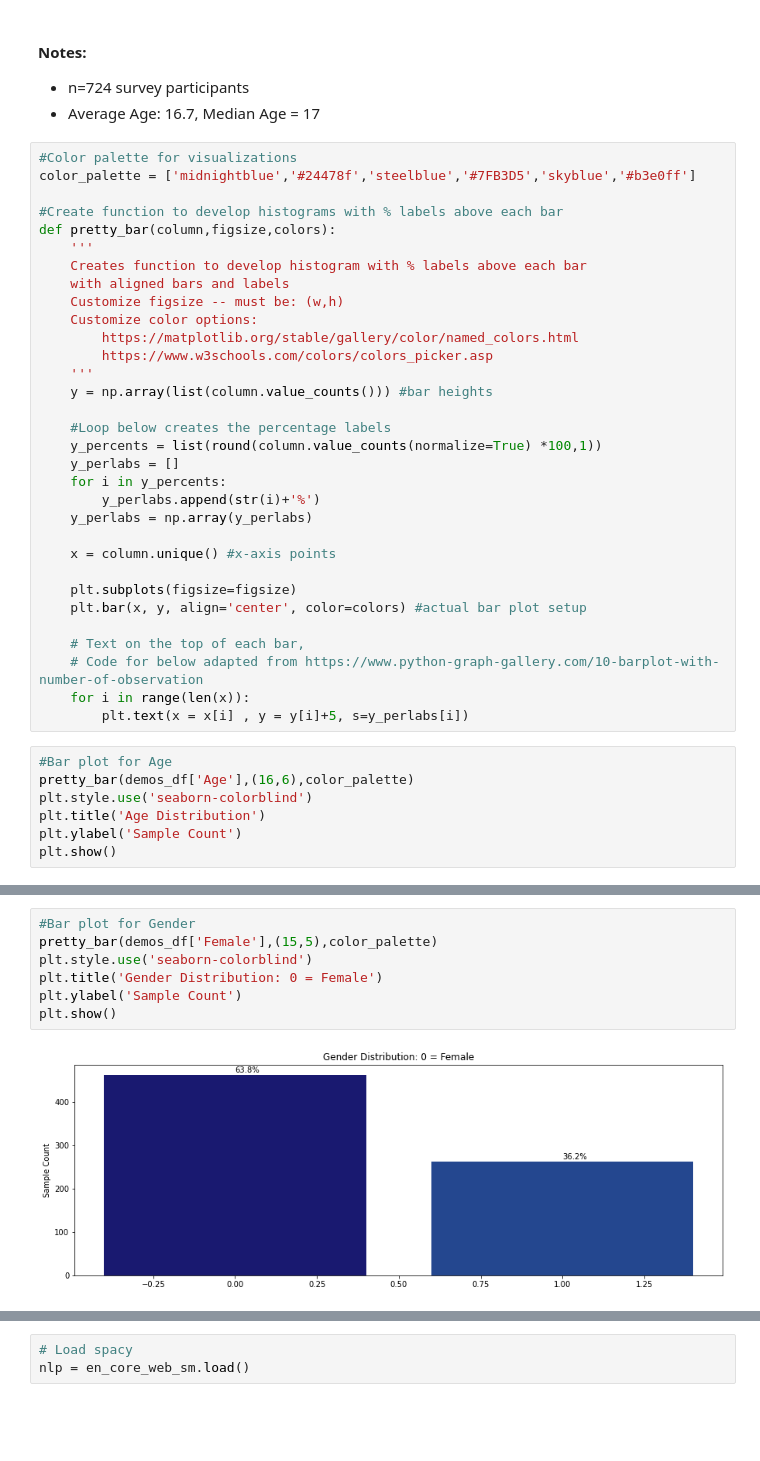
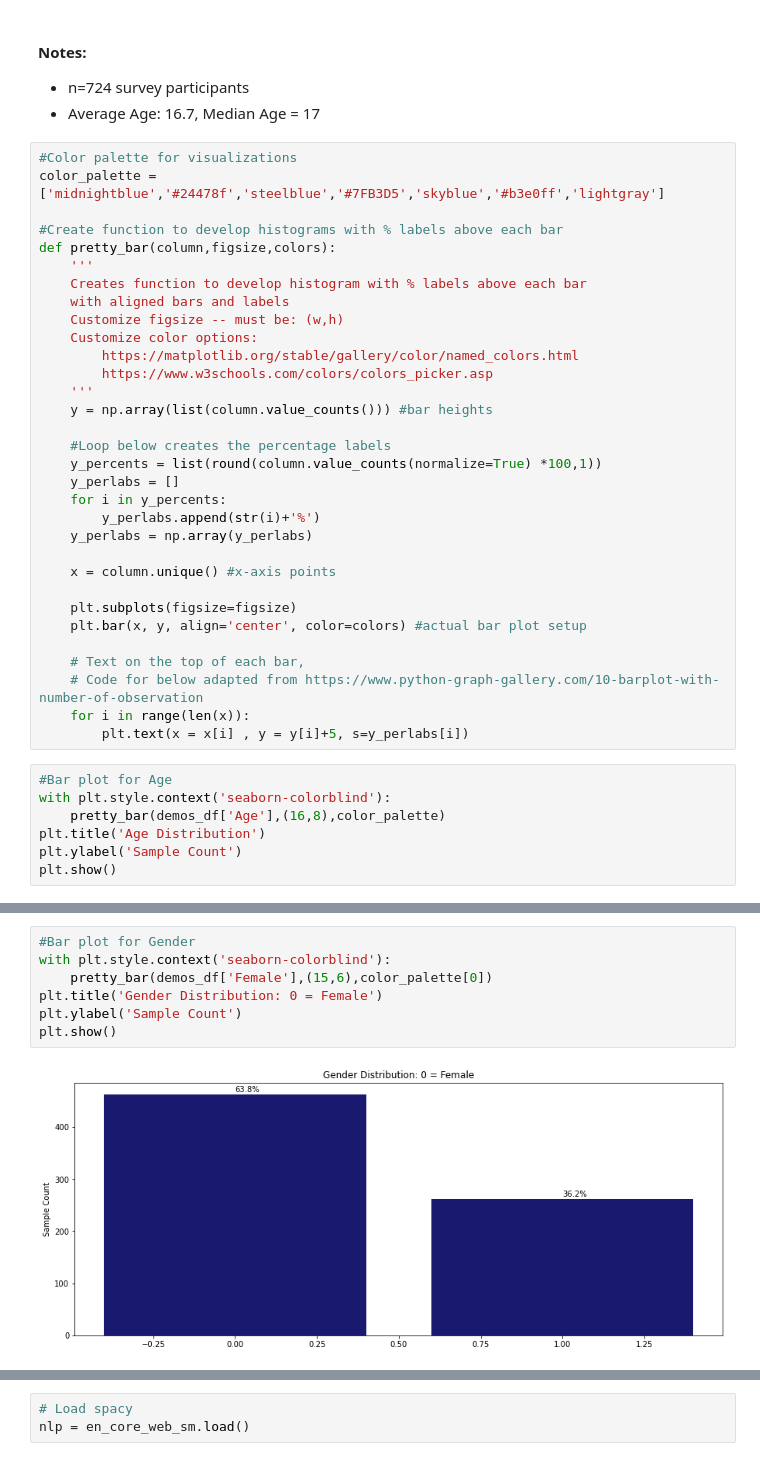
Before and after one commit to rrmahr/TextBased_AdFeedback_TopicModeling, a Jupyter notebook: a_Notebooks/b_EDA.ipynb, the cells around one changed output, grey strips where cells are left out. Cells and saved outputs as stored; diff of their text form; blank space fills up the shorter version.

```diff
--- a/a_Notebooks/b_EDA.ipynb
+++ b/a_Notebooks/b_EDA.ipynb
@@ -118,7 +118,7 @@ Name: Age, dtype: float64
 * Average Age: 16.7, Median Age = 17
 # %%
 #Color palette for visualizations
-color_palette = ['midnightblue','#24478f','steelblue','#7FB3D5','skyblue','#b3e0ff']
+color_palette = ['midnightblue','#24478f','steelblue','#7FB3D5','skyblue','#b3e0ff','lightgray']
 
 #Create function to develop histograms with % labels above each bar
 def pretty_bar(column,figsize,colors):
@@ -150,8 +150,8 @@ def pretty_bar(column,figsize,colors):
         plt.text(x = x[i] , y = y[i]+5, s=y_perlabs[i])
 # %%
 #Bar plot for Age
-pretty_bar(demos_df['Age'],(16,6),color_palette)
-plt.style.use('seaborn-colorblind')
+with plt.style.context('seaborn-colorblind'):
+    pretty_bar(demos_df['Age'],(16,8),color_palette)
 plt.title('Age Distribution')
 plt.ylabel('Sample Count')
 plt.show()
@@ -160,11 +160,11 @@ plt.show()
 # %%
 #Bar plot for Gender
-pretty_bar(demos_df['Female'],(15,5),color_palette)
-plt.style.use('seaborn-colorblind')
+with plt.style.context('seaborn-colorblind'):
+    pretty_bar(demos_df['Female'],(15,6),color_palette[0])
 plt.title('Gender Distribution: 0 = Female')
 plt.ylabel('Sample Count')
 plt.show()
 # %% [output]
-[figure, old version]
+[figure, new version]
 # %%
 #Bar plot for Race
```
Also changed, not shown: parts of 16 cells of this notebook.
